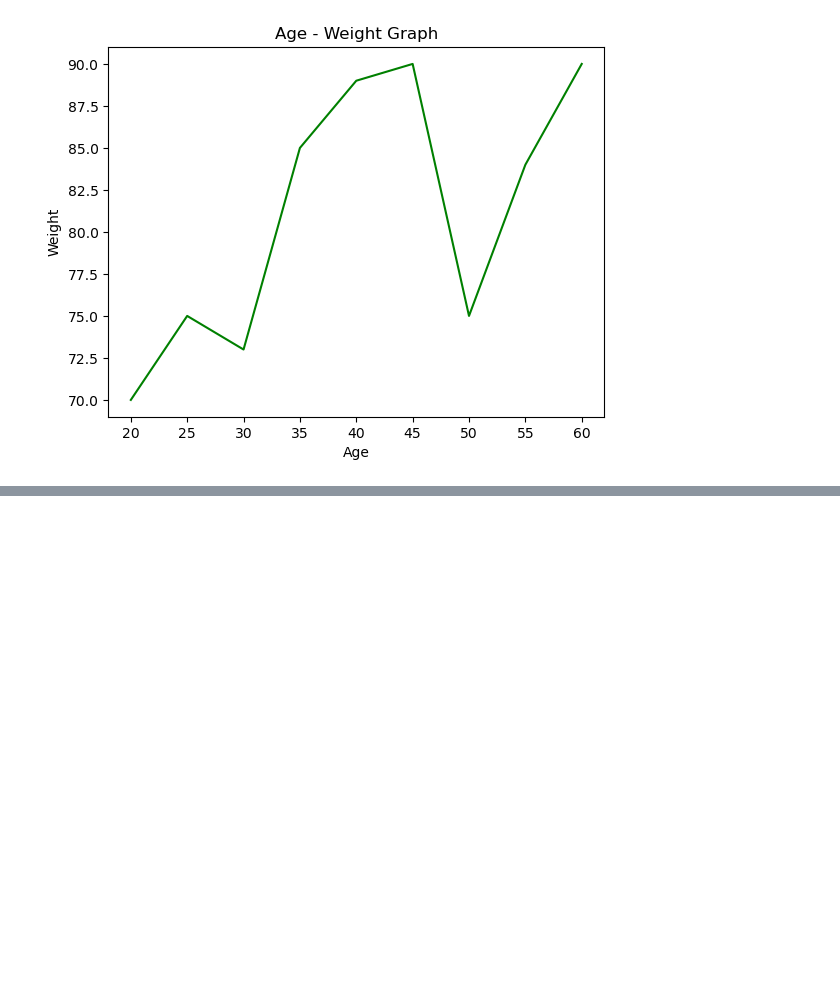
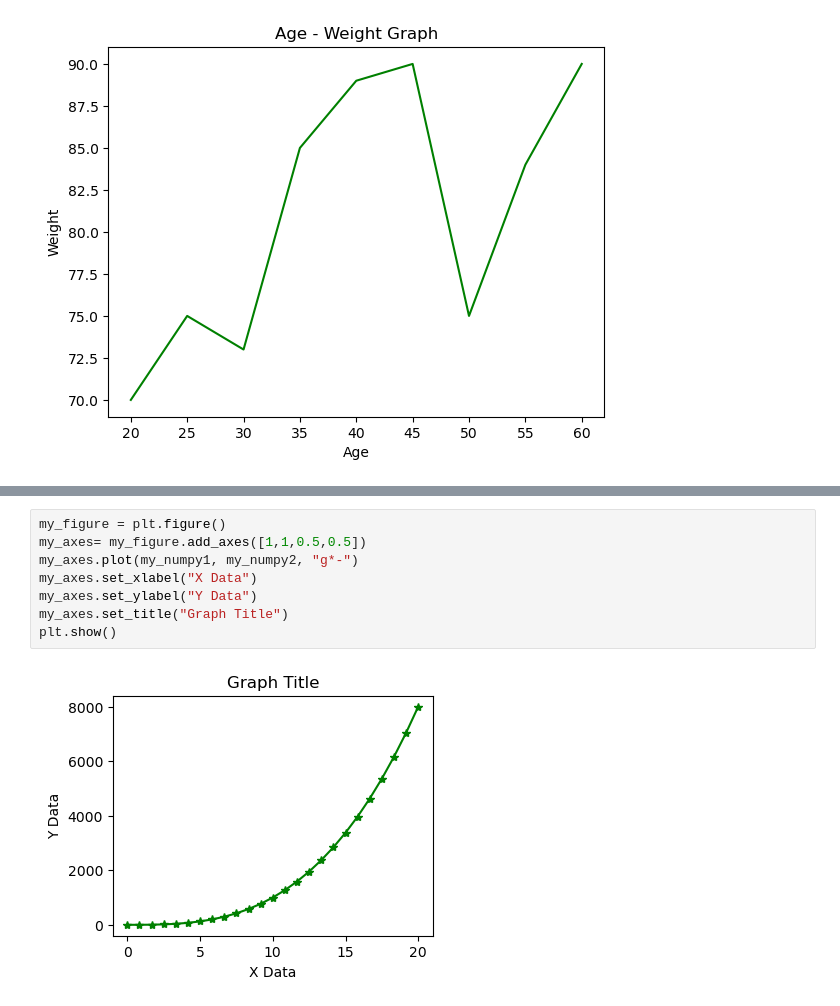
Before and after one commit to berkdnmz/learning-notebooks, a Jupyter notebook: matplotlib/2025-08-15_matplotlib_intro.ipynb, the cells around one changed output, grey strips where cells are left out. Saved outputs shown, nothing was run; the diff lists cells and outputs as text; blank space fills up the shorter version.

```diff
--- a/matplotlib/2025-08-15_matplotlib_intro.ipynb
+++ b/matplotlib/2025-08-15_matplotlib_intro.ipynb
@@ -35,0 +71,10 @@ plt.show()
+# %%
+my_figure = plt.figure()
+my_axes= my_figure.add_axes([1,1,0.5,0.5])
+my_axes.plot(my_numpy1, my_numpy2, "g*-")
+my_axes.set_xlabel("X Data")
+my_axes.set_ylabel("Y Data")
+my_axes.set_title("Graph Title")
+plt.show()
+# %% [output]
+[figure, added]
```
Also changed, not shown: parts of 16 cells of this notebook, 1 other file.
